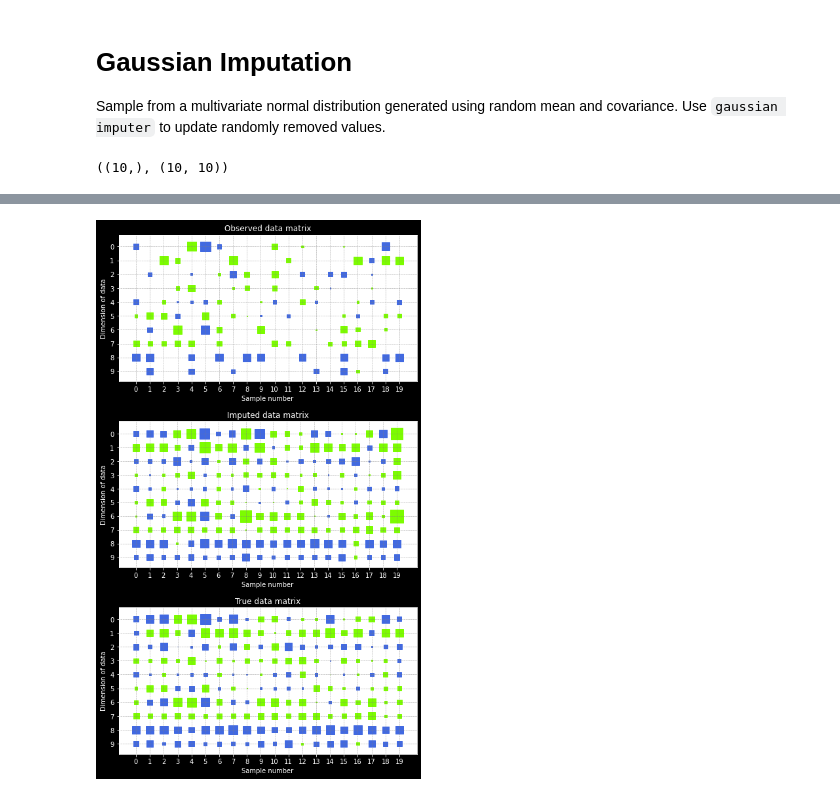
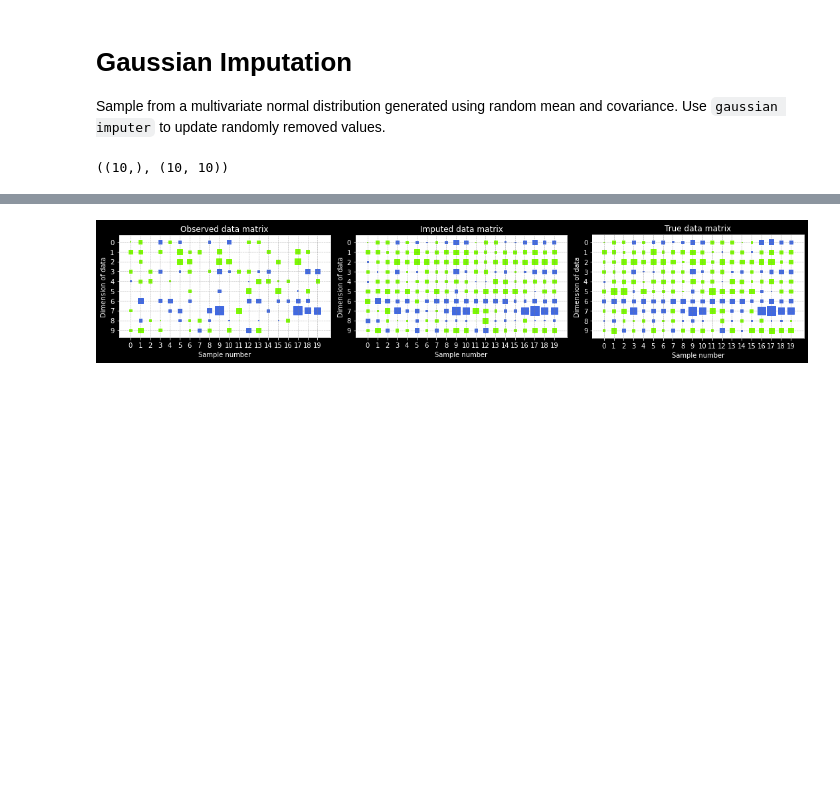
Before and after one commit to chofchof/probml, a Jupyter notebook: notebooks/book1/03/gauss_imputation_known_params_demo.ipynb, the cells around one changed output, grey strips where cells are left out. Cells and saved outputs as stored; diff of their text form; code cells hidden in the pictures; blank space fills up the shorter version.

```diff
--- a/notebooks/book1/03/gauss_imputation_known_params_demo.ipynb
+++ b/notebooks/book1/03/gauss_imputation_known_params_demo.ipynb
@@ -136,10 +136,10 @@ hinton_diagram(x_imputed, title='Imputed data matrix');
 # %%
 max_weight = np.exp2(np.ceil(np.log2(np.nanmax(np.abs(x_true)))))
 
-fig, axes = plt.subplots(nrows=3, figsize=(7,12))
+fig, axes = plt.subplots(ncols=3, figsize=(15,5))
 hinton_diagram(x_observed, max_weight=max_weight, ax=axes[0], title='Observed data matrix')
 hinton_diagram(x_imputed, max_weight=max_weight, ax=axes[1], title='Imputed data matrix')
 hinton_diagram(x_true, max_weight=max_weight, ax=axes[2], title='True data matrix')
 fig.tight_layout()
 # %% [output]
-[figure, old version]
+[figure, new version]
```
Also changed, not shown: parts of 3 cells of this notebook.
